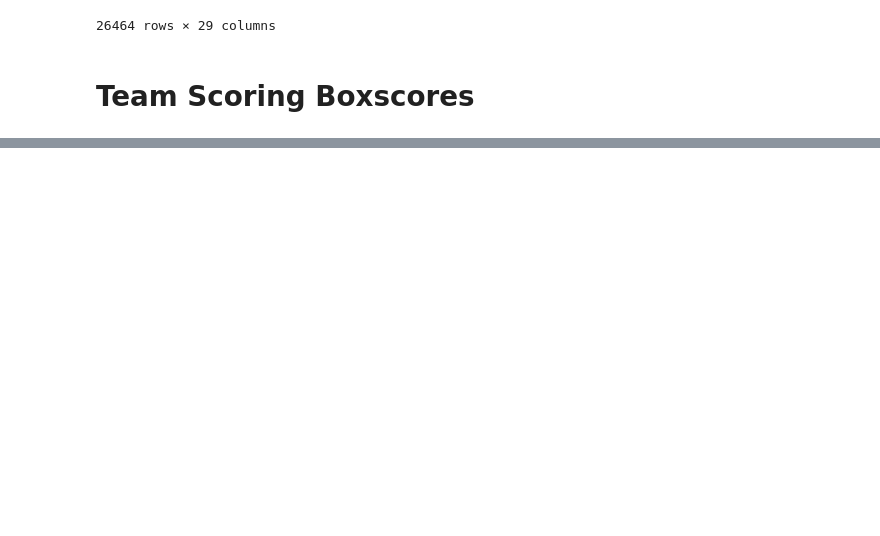
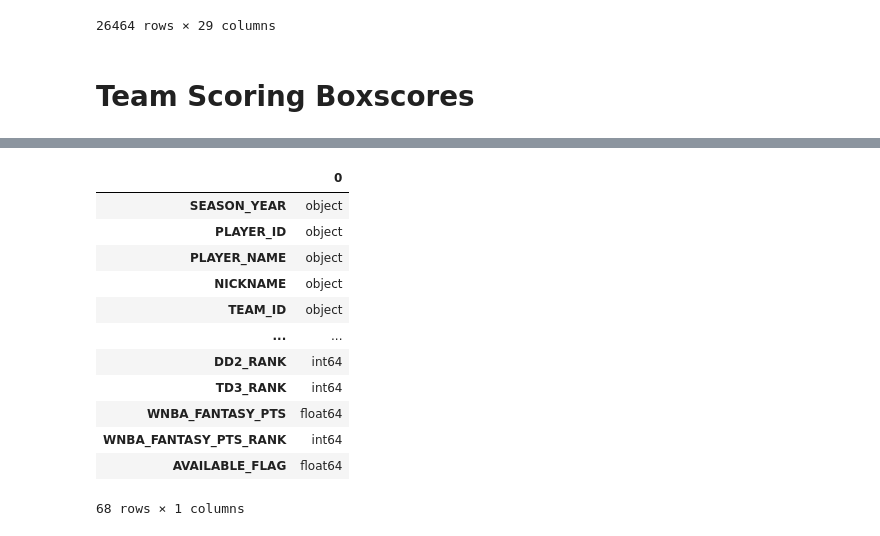
Before and after one commit to apensotti/NBA_Models, a Jupyter notebook: src/notebooks/data_collection.ipynb, the cells around one changed output, grey strips where cells are left out. Drawn from its saved outputs; the diff is of its cells as text; code cells hidden in the pictures; blank space fills up the shorter version.

```diff
--- a/src/notebooks/data_collection.ipynb
+++ b/src/notebooks/data_collection.ipynb
@@ -129,3 +129,49 @@ display(scoring_boxscores_db)
+# %%
+import numpy as np
+
+cur.execute("SELECT * FROM player_game_logs")
+rows3 = cur.fetchall()
+
+db_scoring_list = []
+
+for row in rows3:
+    db_scoring_list.append(row)
+
+player_index = pd.DataFrame(data=db_scoring_list)
+
+player_index.columns = ["SEASON_YEAR","PLAYER_ID","PLAYER_NAME","NICKNAME",
+            "TEAM_ID","TEAM_ABBREVIATION","TEAM_NAME","GAME_ID","GAME_DATE","MATCHUP","WL","MIN","FGM","FGA",
+            "FG_PCT","FG3M","FG3A","FG3_PCT","FTM","FTA","FT_PCT","OREB","DREB","REB","AST",
+            "TOV","STL","BLK","BLKA","PF","PFD","PTS","PLUS_MINUS","NBA_FANTASY_PTS","DD2",
+            "TD3","GP_RANK","W_RANK","L_RANK","W_PCT_RANK","MIN_RANK","FGM_RANK","FGA_RANK",
+            "FG_PCT_RANK","FG3M_RANK","FG3A_RANK","FG3_PCT_RANK","FTM_RANK","FTA_RANK","FT_PCT_RANK",
+            "OREB_RANK","DREB_RANK","REB_RANK","AST_RANK","TOV_RANK","STL_RANK","BLK_RANK",
+            "BLKA_RANK","PF_RANK","PFD_RANK","PTS_RANK","PLUS_MINUS_RANK","NBA_FANTASY_PTS_RANK",
+            "DD2_RANK","TD3_RANK",'WNBA_FANTASY_PTS','WNBA_FANTASY_PTS_RANK','AVAILABLE_FLAG']
+
+player_index['TEAM_ID'] = player_index['TEAM_ID'].astype(str, copy=True)
+player_index['GAME_ID'] = player_index['GAME_ID'].astype(str, copy=True)
+player_index['PLAYER_ID'] = player_index['PLAYER_ID'].astype(str, copy=True)
+
+pd.set_option('display.max_columns', None)
+pd.set_option('display.max_rows', 10)
+display(pd.DataFrame(player_index.dtypes))
+#player_index.loc[player_index["GAME_ID"] == '0022200773']
+#player_index
+# %% [output]
+|  | 0 |
+| SEASON_YEAR | object |
+| PLAYER_ID | object |
+| PLAYER_NAME | object |
+| NICKNAME | object |
+| TEAM_ID | object |
+| ... | ... |
+| DD2_RANK | int64 |
+| TD3_RANK | int64 |
+| WNBA_FANTASY_PTS | float64 |
+| WNBA_FANTASY_PTS_RANK | int64 |
+| AVAILABLE_FLAG | float64 |
+68 rows × 1 columns
 # %%
 import transform_db
 from transform_db import transform
```
Also changed, not shown: parts of 6 cells of this notebook, 3 other files.
